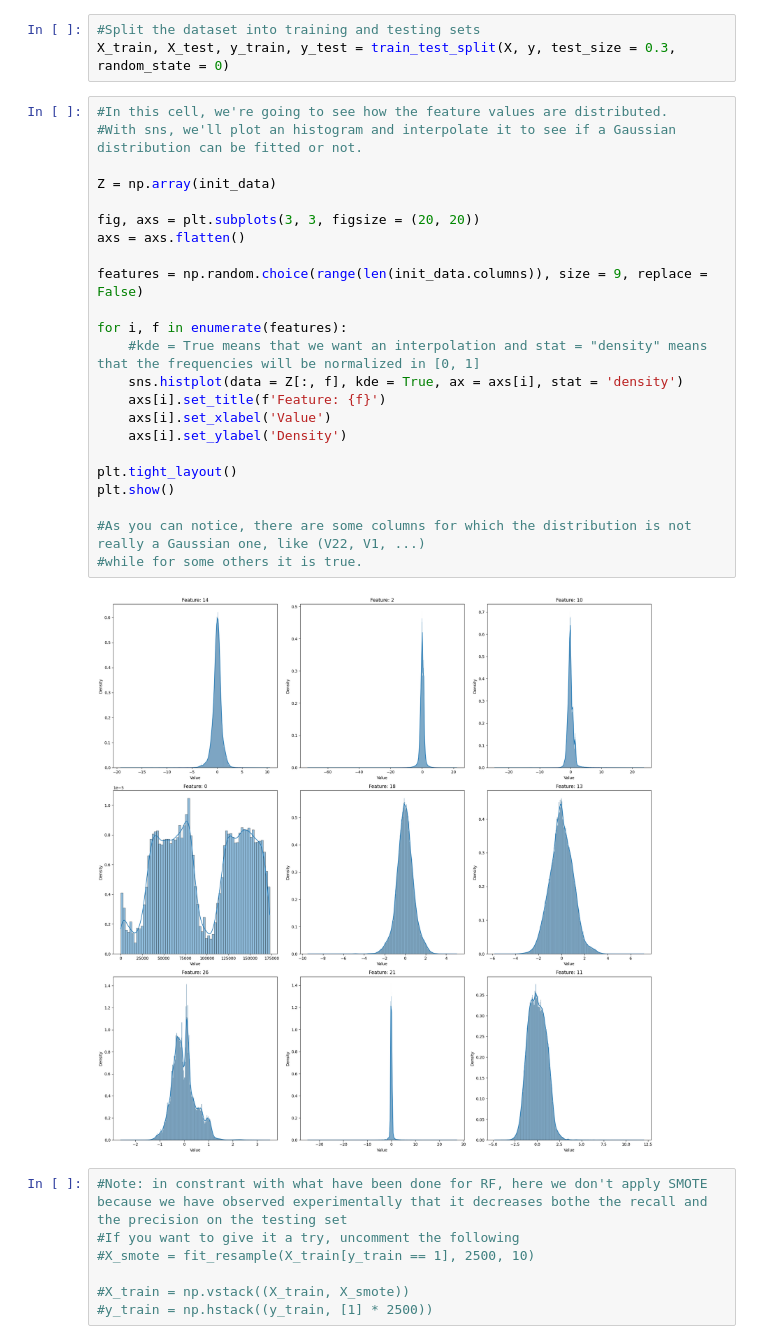
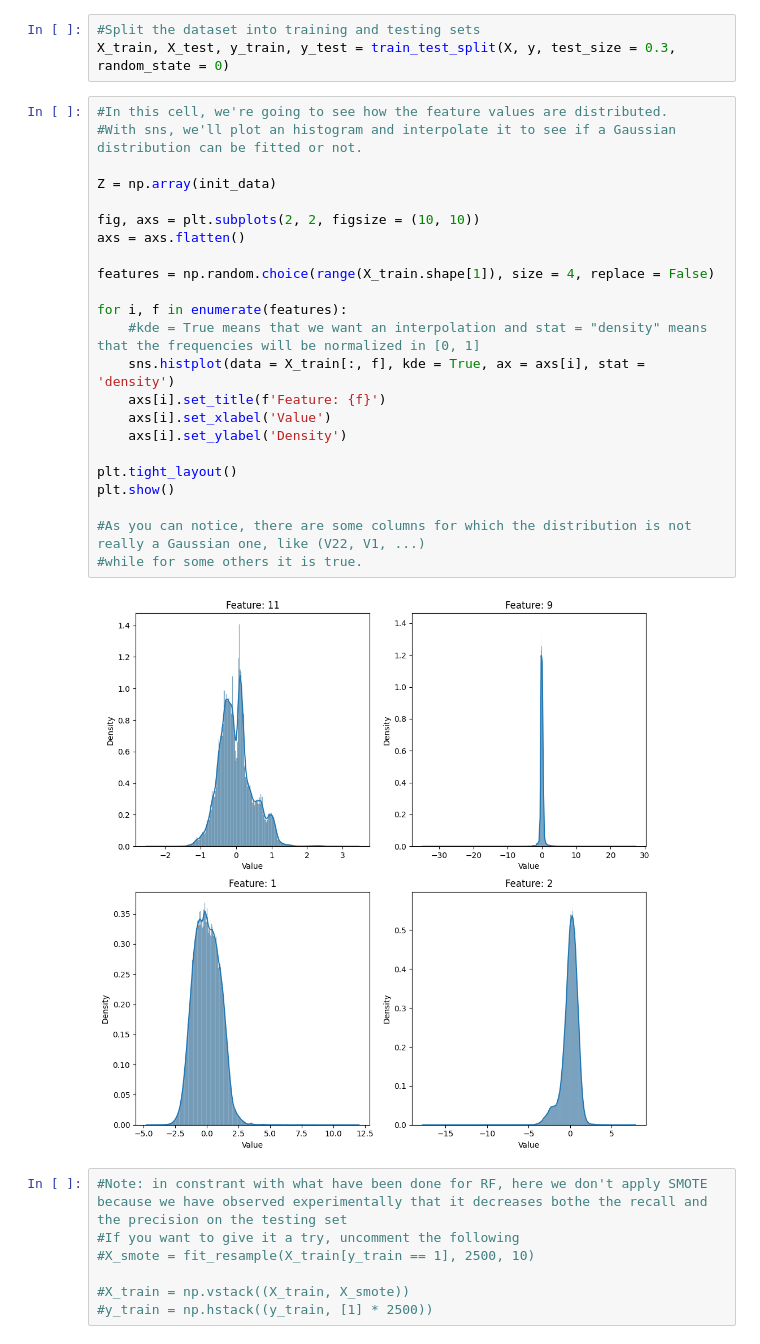
Before and after one commit to karanbir-singh/NAML-Project, a Jupyter notebook: notebooks/Naive Bayes.ipynb, the cells around one changed output. Cells and saved outputs as stored; diff of their text form.

```diff
--- a/notebooks/Naive Bayes.ipynb
+++ b/notebooks/Naive Bayes.ipynb
@@ -224,28 +253,28 @@ X_train, X_test, y_train, y_test = train_test_split(X, y, test_size = 0.3, rando
 # %%
 #In this cell, we're going to see how the feature values are distributed.
 #With sns, we'll plot an histogram and interpolate it to see if a Gaussian distribution can be fitted or not.
 
 Z = np.array(init_data)
 
-fig, axs = plt.subplots(3, 3, figsize = (20, 20))
+fig, axs = plt.subplots(2, 2, figsize = (10, 10))
 axs = axs.flatten()
 
-features = np.random.choice(range(len(init_data.columns)), size = 9, replace = False)
+features = np.random.choice(range(X_train.shape[1]), size = 4, replace = False)
 
 for i, f in enumerate(features):
     #kde = True means that we want an interpolation and stat = "density" means that the frequencies will be normalized in [0, 1]
-    sns.histplot(data = Z[:, f], kde = True, ax = axs[i], stat = 'density')
+    sns.histplot(data = X_train[:, f], kde = True, ax = axs[i], stat = 'density')
     axs[i].set_title(f'Feature: {f}')
     axs[i].set_xlabel('Value')
     axs[i].set_ylabel('Density')
 
 plt.tight_layout()
 plt.show()
 
 #As you can notice, there are some columns for which the distribution is not really a Gaussian one, like (V22, V1, ...)
 #while for some others it is true.
 # %% [output]
-[figure, old version]
+[figure, new version]
 # %%
 #Note: in constrant with what have been done for RF, here we don't apply SMOTE because we have observed experimentally that it decreases bothe the recall and the precision on the testing set
 #If you want to give it a try, uncomment the following
```
Also changed, not shown: parts of 10 cells of this notebook, 9 other files.
